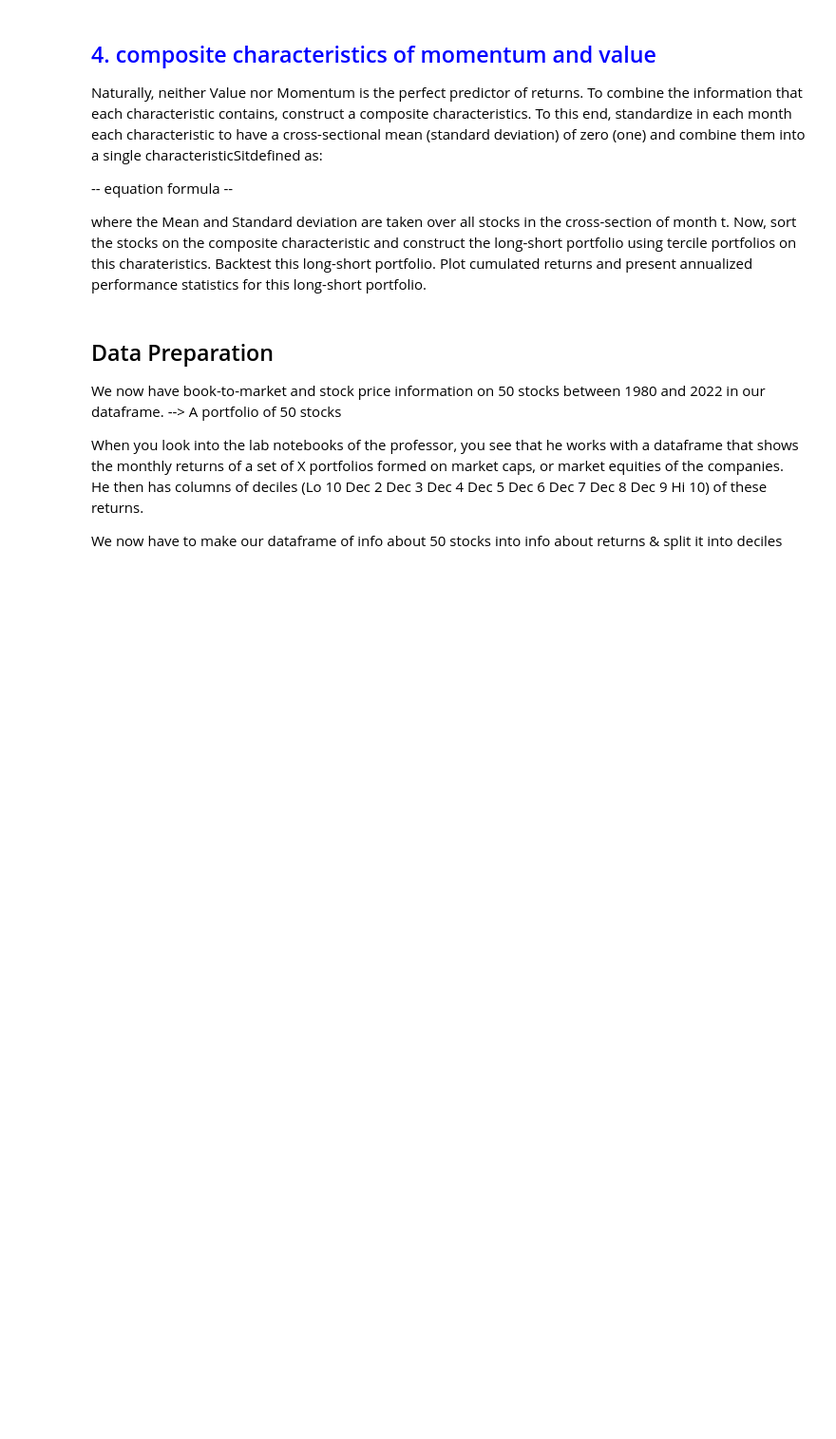
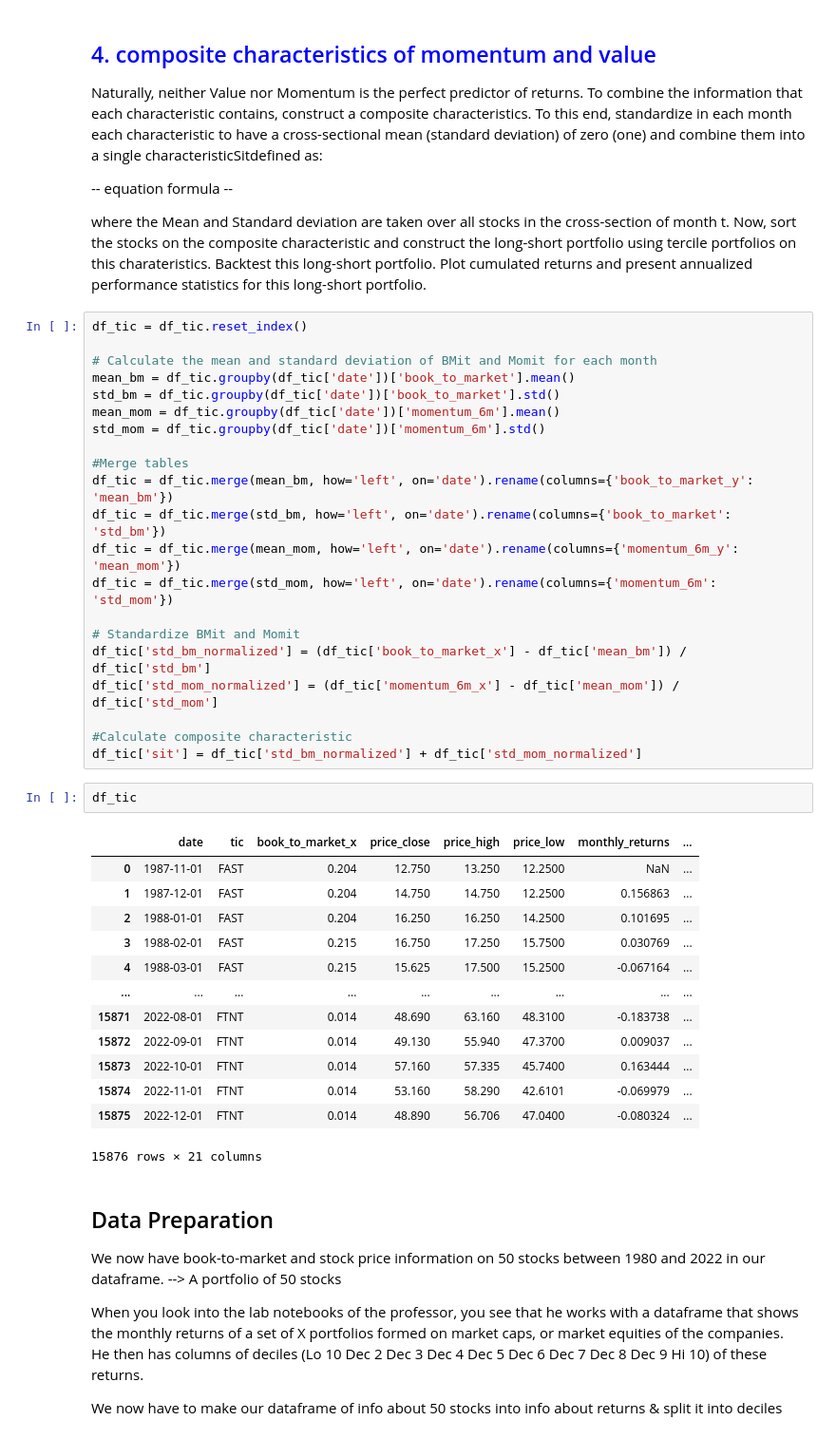
Before and after one commit to InesDew/NOVA-Asset-Management, a Jupyter notebook: Solution.ipynb, the cells around one changed output. Shown: that part at 95% size. Cells and saved outputs as stored; diff of their text form; blank space fills up the shorter version.

```diff
--- a/Solution.ipynb
+++ b/Solution.ipynb
@@ -369,6 +356,43 @@ Naturally, neither Value nor Momentum is the perfect predictor of returns. To co
 -- equation formula --
 
 where the Mean and Standard deviation are taken over all stocks in the cross-section of month t. Now, sort the stocks on the composite characteristic and construct the long-short portfolio using tercile portfolios on this charateristics. Backtest this long-short portfolio. Plot cumulated returns and present annualized performance statistics for this long-short portfolio.
+# %%
+df_tic = df_tic.reset_index()
+
+# Calculate the mean and standard deviation of BMit and Momit for each month
+mean_bm = df_tic.groupby(df_tic['date'])['book_to_market'].mean()
+std_bm = df_tic.groupby(df_tic['date'])['book_to_market'].std()
+mean_mom = df_tic.groupby(df_tic['date'])['momentum_6m'].mean()
+std_mom = df_tic.groupby(df_tic['date'])['momentum_6m'].std()
+
+#Merge tables
+df_tic = df_tic.merge(mean_bm, how='left', on='date').rename(columns={'book_to_market_y': 'mean_bm'})
+df_tic = df_tic.merge(std_bm, how='left', on='date').rename(columns={'book_to_market': 'std_bm'})
+df_tic = df_tic.merge(mean_mom, how='left', on='date').rename(columns={'momentum_6m_y': 'mean_mom'})
+df_tic = df_tic.merge(std_mom, how='left', on='date').rename(columns={'momentum_6m': 'std_mom'})
+
+# Standardize BMit and Momit
+df_tic['std_bm_normalized'] = (df_tic['book_to_market_x'] - df_tic['mean_bm']) / df_tic['std_bm']
+df_tic['std_mom_normalized'] = (df_tic['momentum_6m_x'] - df_tic['mean_mom']) / df_tic['std_mom']
+
+#Calculate composite characteristic
+df_tic['sit'] = df_tic['std_bm_normalized'] + df_tic['std_mom_normalized']
+# %%
+df_tic
+# %% [output]
+|  | date | tic | book_to_market_x | price_close | price_high | price_low | monthly_returns | ... |
+| 0 | 1987-11-01 | FAST | 0.204 | 12.750 | 13.250 | 12.2500 | NaN | ... |
+| 1 | 1987-12-01 | FAST | 0.204 | 14.750 | 14.750 | 12.2500 | 0.156863 | ... |
+| 2 | 1988-01-01 | FAST | 0.204 | 16.250 | 16.250 | 14.2500 | 0.101695 | ... |
+| 3 | 1988-02-01 | FAST | 0.215 | 16.750 | 17.250 | 15.7500 | 0.030769 | ... |
+| 4 | 1988-03-01 | FAST | 0.215 | 15.625 | 17.500 | 15.2500 | -0.067164 | ... |
+| ... | ... | ... | ... | ... | ... | ... | ... | ... |
+| 15871 | 2022-08-01 | FTNT | 0.014 | 48.690 | 63.160 | 48.3100 | -0.183738 | ... |
+| 15872 | 2022-09-01 | FTNT | 0.014 | 49.130 | 55.940 | 47.3700 | 0.009037 | ... |
+| 15873 | 2022-10-01 | FTNT | 0.014 | 57.160 | 57.335 | 45.7400 | 0.163444 | ... |
+| 15874 | 2022-11-01 | FTNT | 0.014 | 53.160 | 58.290 | 42.6101 | -0.069979 | ... |
+| 15875 | 2022-12-01 | FTNT | 0.014 | 48.890 | 56.706 | 47.0400 | -0.080324 | ... |
+15876 rows × 21 columns
 # %% [markdown]
 ## Data Preparation
 
```
Also changed, not shown: parts of 4 cells of this notebook.
